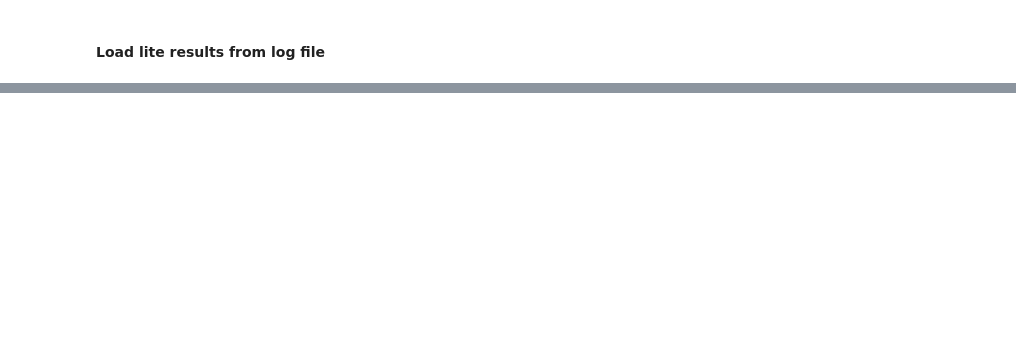
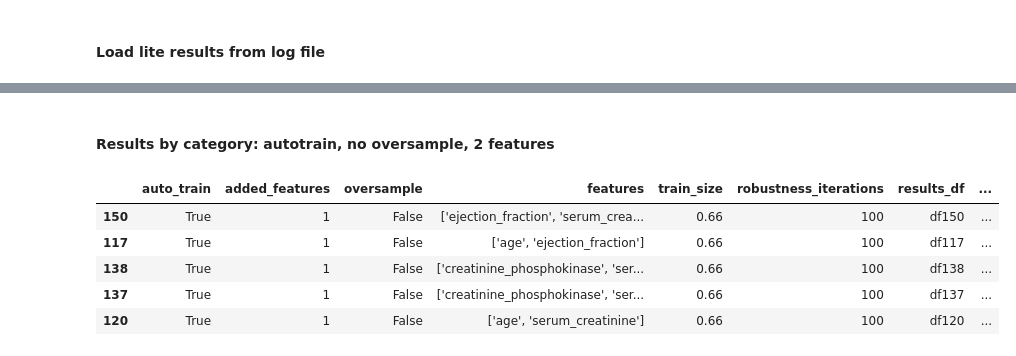
Before and after one commit to demetriomagatti/machine_learning_playground, a Jupyter notebook: heart_failure/analyse_results.ipynb, the cells around one changed output, grey strips where cells are left out. Cells and saved outputs as stored; diff of their text form; code cells hidden in the pictures; blank space fills up the shorter version.

```diff
--- a/heart_failure/analyse_results.ipynb
+++ b/heart_failure/analyse_results.ipynb
@@ -61,0 +98,22 @@ test_log_sorted.head(10)
+# %% [markdown]
+#### Results by category: autotrain, no oversample, 2 features
+# %%
+query = {
+    'auto_train': True,
+    'oversample': False,
+    'n_features': 2
+}
+query_str = ''
+for key in query.keys():
+    query_str = query_str + f'{key} == @query["{key}"] & '
+query_str = query_str[:-2]
+
+test_log_sorted = test_log.query(query_str).sort_values(by=['recall'],ascending=False).round(3)
+test_log_sorted.head(5)
+# %% [output]
+|  | auto_train | added_features | oversample | features | train_size | robustness_iterations | results_df | ... |
+| 150 | True | 1 | False | ['ejection_fraction', 'serum_crea... | 0.66 | 100 | df150 | ... |
+| 117 | True | 1 | False | ['age', 'ejection_fraction'] | 0.66 | 100 | df117 | ... |
+| 138 | True | 1 | False | ['creatinine_phosphokinase', 'ser... | 0.66 | 100 | df138 | ... |
+| 137 | True | 1 | False | ['creatinine_phosphokinase', 'ser... | 0.66 | 100 | df137 | ... |
+| 120 | True | 1 | False | ['age', 'serum_creatinine'] | 0.66 | 100 | df120 | ... |
```
Also changed, not shown: parts of 17 cells of this notebook, 30 other files.
